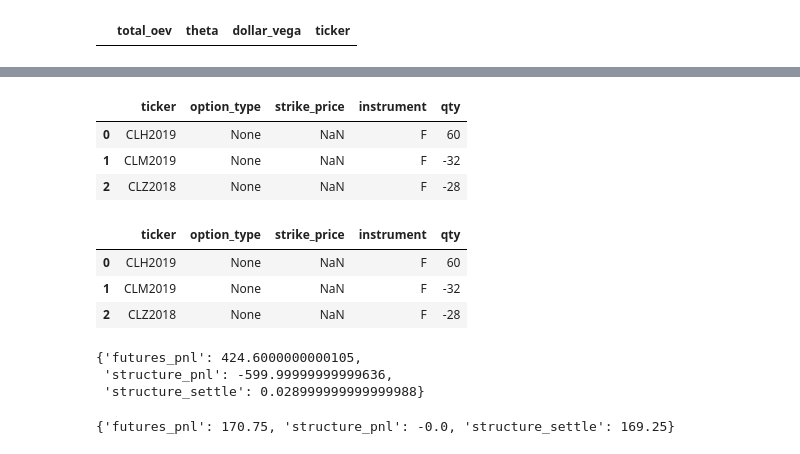
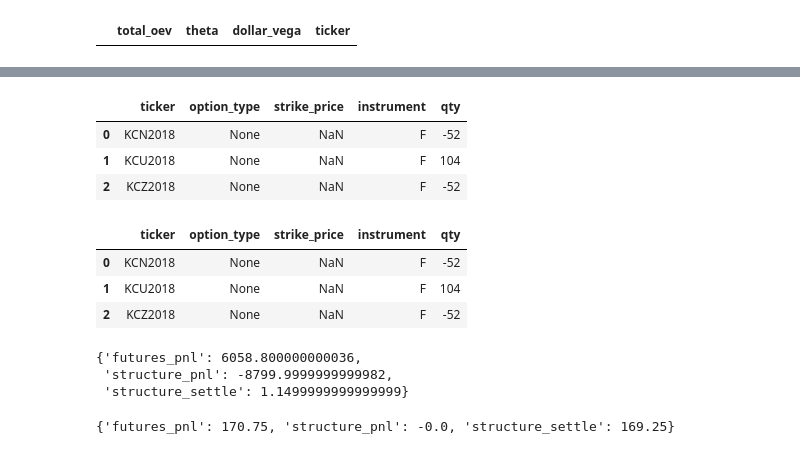
Before and after one commit to d0p34m1n3/repo_barbarossa, a Jupyter notebook: PycharmProjects/ta/trade_helper.ipynb, the cells around one changed output, grey strips where cells are left out. Cells and saved outputs as stored; diff of their text form; code cells hidden in the pictures.

```diff
--- a/PycharmProjects/ta/trade_helper.ipynb
+++ b/PycharmProjects/ta/trade_helper.ipynb
@@ -163,39 +163,39 @@ ts.move_position_from_strategy_2_strategy(strategy_from='spreadCarryDec17_2',str
 # %%
 import shared.calendar_utilities as cu
 import ta.strategy as tas
-wuhu  = tas.get_net_position_4strategy_alias(alias='CLH2019M2019Z2018H2019_3',as_of_date=cu.get_doubledate())
+wuhu  = tas.get_net_position_4strategy_alias(alias='KCU2018Z2018N2018U2018',as_of_date=cu.get_doubledate())
 #wuhu  = tas.get_net_position_4strategy_alias(alias='LCJ2018_LCM2018_ocs')
 wuhu
 
 # sell 1 Z futures after
 
 # W_KW_ifs_2_Aug-2017
 # HO FG, 10
 # %% [output]
 |  | ticker | option_type | strike_price | instrument | qty |
-| 0 | CLH2019 | None | NaN | F | 60 |
-| 1 | CLM2019 | None | NaN | F | -32 |
-| 2 | CLZ2018 | None | NaN | F | -28 |
+| 0 | KCN2018 | None | NaN | F | -52 |
+| 1 | KCU2018 | None | NaN | F | 104 |
+| 2 | KCZ2018 | None | NaN | F | -52 |
 # %%
-wuhu  = tas.get_net_position_4strategy_alias(alias='CLH2019M2019Z2018H2019_3')
+wuhu  = tas.get_net_position_4strategy_alias(alias='KCU2018Z2018N2018U2018')
 wuhu
 # %% [output]
 |  | ticker | option_type | strike_price | instrument | qty |
-| 0 | CLH2019 | None | NaN | F | 60 |
-| 1 | CLM2019 | None | NaN | F | -32 |
-| 2 | CLZ2018 | None | NaN | F | -28 |
+| 0 | KCN2018 | None | NaN | F | -52 |
+| 1 | KCU2018 | None | NaN | F | 104 |
+| 2 | KCZ2018 | None | NaN | F | -52 |
 # %%
 import ta.position_close_helper as pch
 
 #pch.calc_intrday_pnl_from_prices(alias='GCZ17J18VCS',structure_price=38.6,GCZ2017=1288.9,GCJ2018=1297)
-#pch.calc_intrday_pnl_from_prices(alias='BOF18Z17VCS',structure_price=0.23,BOZ2017=32.61,BOF2018=32.78)
-pch.calc_intrday_pnl_from_prices(alias='NGK18J18VCS',structure_price=0.027,NGJ2018=2.707,NGK2018=2.72)
+#pch.calc_intrday_pnl_from_prices(alias='SQ18X18VCS',structure_price=17.125,SQ2018=1058,SX2018=1032)
+pch.calc_intrday_pnl_from_prices(alias='LNK18J18VCS',structure_price=0.27,LNJ2018=68.225,LNK2018=75.2)
 
 # sell 3 CLF
 # %% [output]
-{'futures_pnl': 424.6000000000105,
- 'structure_pnl': -599.99999999999636,
- 'structure_settle': 0.028999999999999988}
+{'futures_pnl': 6058.800000000036,
+ 'structure_pnl': -8799.9999999999982,
+ 'structure_settle': 1.1499999999999999}
 # %%
 import ta.position_close_helper as pch
 pch.calc_intrday_pnl_from_prices(alias='ESH2018_short_scv',structure_price=169.25,ESH2018=2602.25)
```
Also changed, not shown: parts of 6 cells of this notebook, 8 other files.
